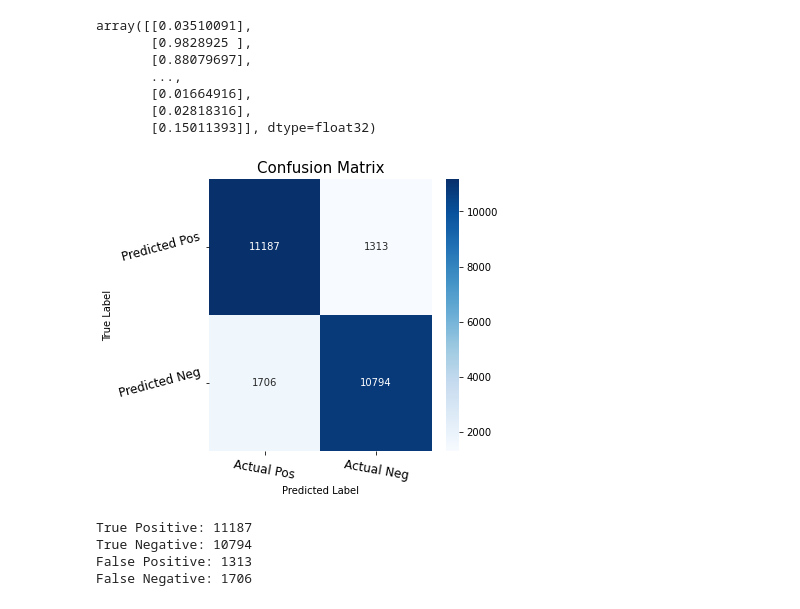
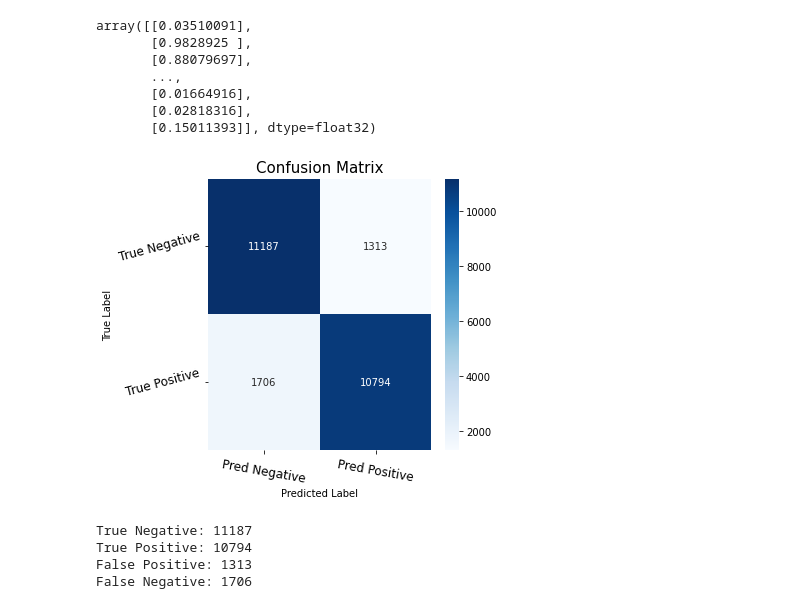
Before and after one commit to Orthologues/DM873-DeepLearning, a Jupyter notebook: exer5-6_RNN_AutoEncoder.ipynb, the cells around one changed output. Saved outputs shown, nothing was run; the diff lists cells and outputs as text; code cells hidden in the pictures.

Commit message:
Fixed the incorrect confusion matrix visualization of the 10-epoch and 88% accuracy LSTM model for IMDB reviews. However, our current model has a tendency to overestimate negative reviews

```diff
--- a/exer5-6_RNN_AutoEncoder.ipynb
+++ b/exer5-6_RNN_AutoEncoder.ipynb
@@ -286,23 +294,23 @@ y_pred: np.ndarray[bool] = (y_pred > 0.5) # returns to a one-dimensional numpy a
 conf_mat = confusion_matrix(y_test, y_pred)
 # %%
 # visualizing the confusion matrix
-df1 = DataFrame(columns=["Actual Pos","Actual Neg"], index= ["Predicted Pos","Predicted Neg"], data= conf_mat)
+df1 = DataFrame(columns=["Pred Negative","Pred Positive"], index= ["True Negative","True Positive"], data= conf_mat)
 f, ax = plt.subplots(figsize=(5, 5))
 sns.heatmap(df1, annot=True, cmap="Blues", fmt= '.0f', ax=ax)
 plt.xlabel("Predicted Label")
 plt.xticks(size = 12, rotation=-10)
 plt.yticks(size = 12, rotation = 15)
 plt.ylabel("True Label")
 plt.title("Confusion Matrix", size = 15)
 plt.show()
 
-print ("True Positive:" , (conf_mat[0,0]))
-print ("True Negative:" , (conf_mat[1,1]))
+print ("True Negative:" , (conf_mat[0,0]))
+print ("True Positive:" , (conf_mat[1,1]))
 print ("False Positive:" , (conf_mat[0,1]))
 print ("False Negative:" , (conf_mat[1,0]))
 # %% [output]
-[figure, old version]
+[figure, new version]
-True Positive: 11187
-True Negative: 10794
+True Negative: 11187
+True Positive: 10794
 False Positive: 1313
 False Negative: 1706
```
Also changed, not shown: parts of 3 cells of this notebook.
